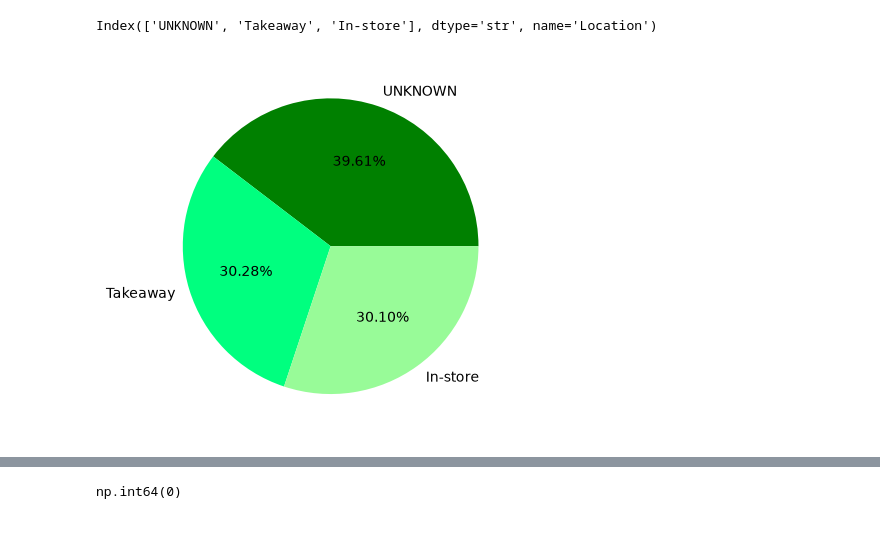
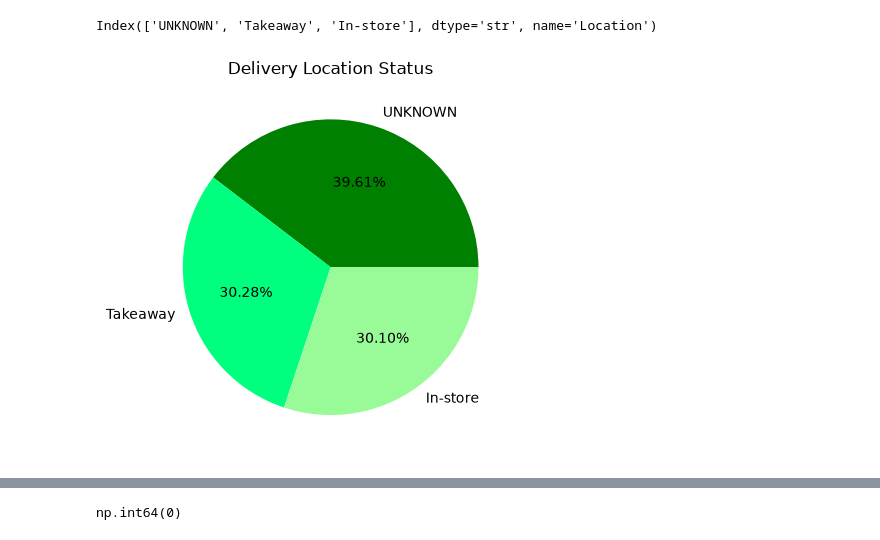
Before and after one commit to KehindeUsman/Coffee_sales, a Jupyter notebook: Coffe_sales_data_visualization.ipynb, the cells around one changed output, grey strips where cells are left out. Saved outputs shown, nothing was run; the diff lists cells and outputs as text; code cells hidden in the pictures.

Commit message:
Added a title of one of the pie-charts

```diff
--- a/Coffe_sales_data_visualization.ipynb
+++ b/Coffe_sales_data_visualization.ipynb
@@ -94,9 +94,10 @@ location_count.index
 Index(['UNKNOWN', 'Takeaway', 'In-store'], dtype='str', name='Location')
 # %%
 plt.pie(location_count, labels= location_count.index, colors=['green', 'springgreen', 'palegreen'], autopct='%1.2f%%')
+plt.title('Delivery Location Status')
 plt.show()
 # %% [output]
-[figure, old version]
+[figure, new version]
 # %%
 df.info()
 # %% [output]
```
